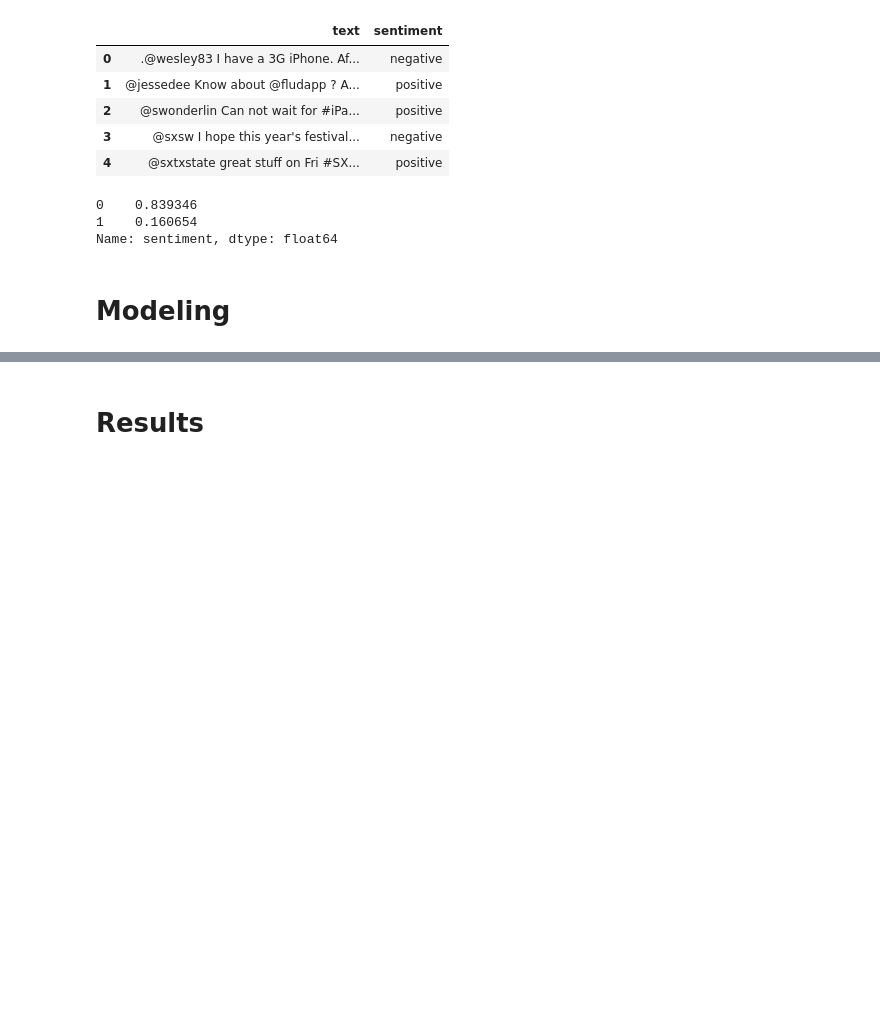
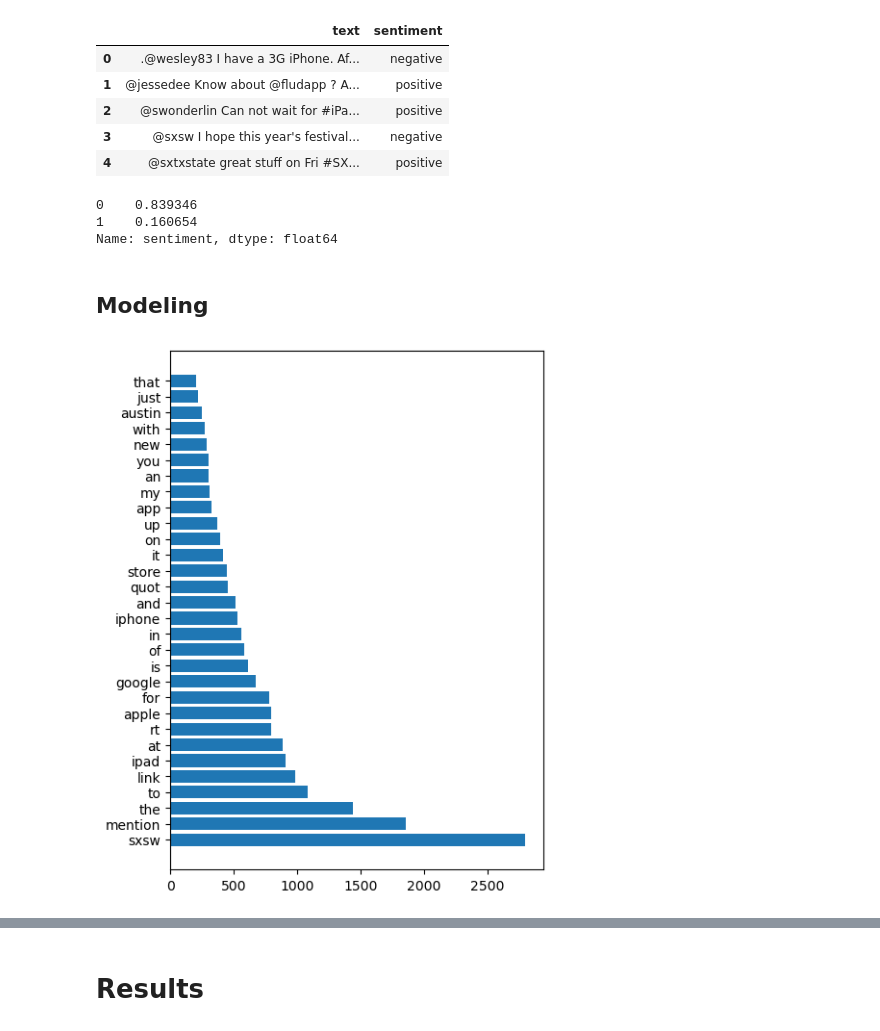
Before and after one commit to lalynjay/NLP_project, a Jupyter notebook: notebook.ipynb, the cells around one changed output, grey strips where cells are left out. Cells and saved outputs as stored; diff of their text form; code cells hidden in the pictures; blank space fills up the shorter version.

Commit message:
began modeling

```diff
--- a/notebook.ipynb
+++ b/notebook.ipynb
@@ -80,11 +84,21 @@ corpus.sentiment.value_counts(normalize=True)
 1    0.160654
 Name: sentiment, dtype: float64
 # %% [markdown]
-# Modeling
+## Modeling
 # %%
 # Define X, y
-X = df_binary['Tweet'] # Tweet content is our feature
-y = df_binary['Emotion'] #binary target for negative and positive emotions
+X = corpus['text'] # Tweet content is our feature
+y = corpus['sentiment'] #binary target for negative and positive emotions
 
 # Train-test-split
 X_train, X_test, y_train, y_test = train_test_split(X, y, random_state = 42) # split data into training and testing
+# %%
+cv = CountVectorizer()
+cv_X_train = cv.fit_transform(X_train)
+cv_X_test = cv.transform(X_test)
+df_cv = pd.DataFrame(cv_X_train.toarray(), columns=cv.get_feature_names())
+# %%
+plt.figure(figsize=(5,7))
+plt.barh(df_cv.sum().sort_values(ascending=False)[:30].index, df_cv.sum().sort_values(ascending=False)[:30]);
+# %% [output]
+[figure, added]
```
Also changed, not shown: parts of 8 cells of this notebook.
